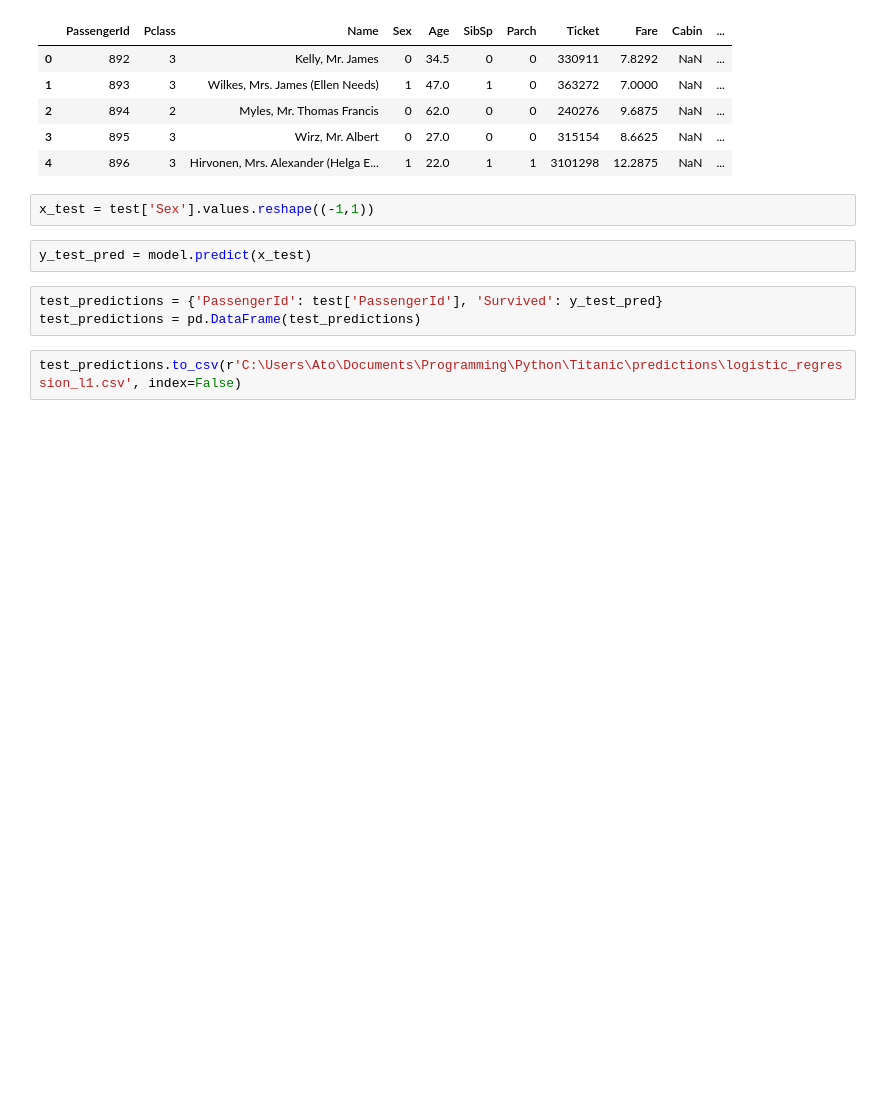
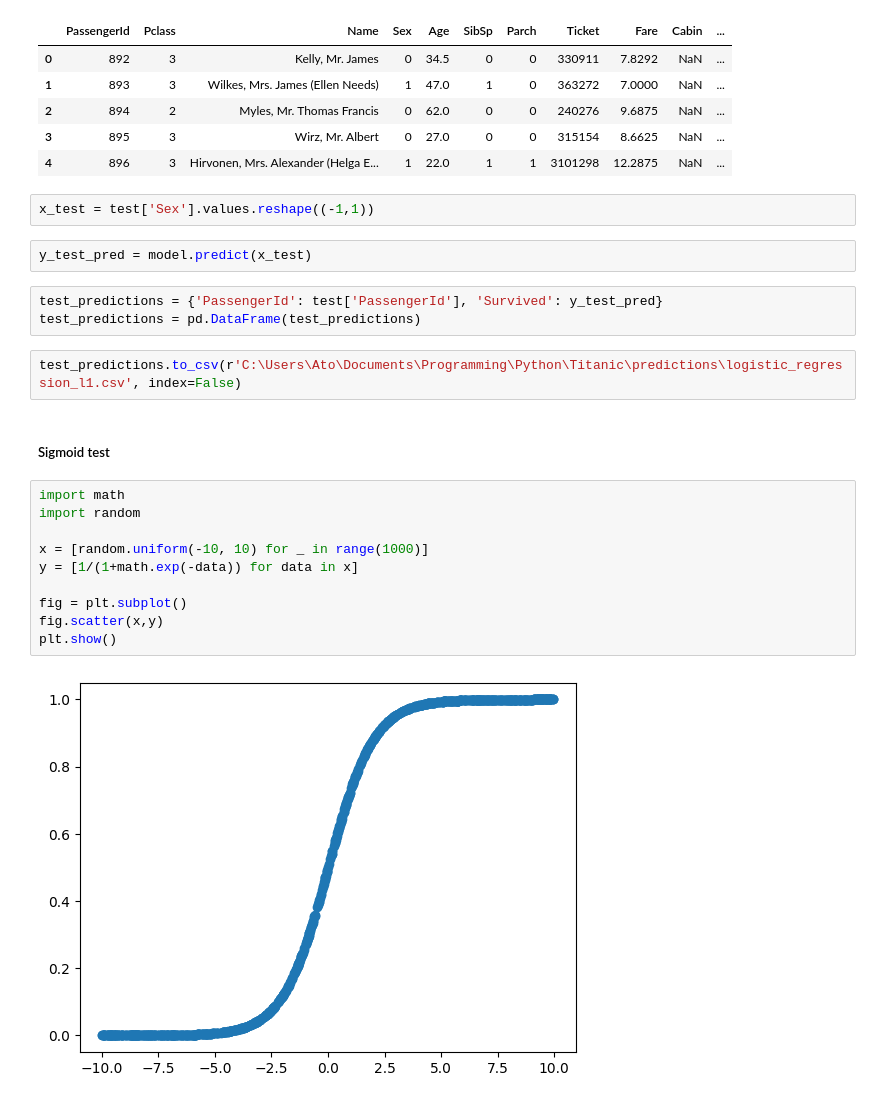
Before and after one commit to BakiRhina/Titanic, a Jupyter notebook: main.ipynb, the cells around one changed output. Cells and saved outputs as stored; diff of their text form; blank space fills up the shorter version.

```diff
--- a/main.ipynb
+++ b/main.ipynb
@@ -509,3 +509,17 @@ test_predictions = {'PassengerId': test['PassengerId'], 'Survived': y_test_pred}
 test_predictions = pd.DataFrame(test_predictions)
 # %%
 test_predictions.to_csv(r'C:\Users\Ato\Documents\Programming\Python\Titanic\predictions\logistic_regression_l1.csv', index=False)
+# %% [markdown]
+##### Sigmoid test
+# %%
+import math
+import random
+
+x = [random.uniform(-10, 10) for _ in range(1000)]
+y = [1/(1+math.exp(-data)) for data in x]
+
+fig = plt.subplot()
+fig.scatter(x,y)
+plt.show()
+# %% [output]
+[figure, added]
```
Also changed, not shown: 1 other file.
